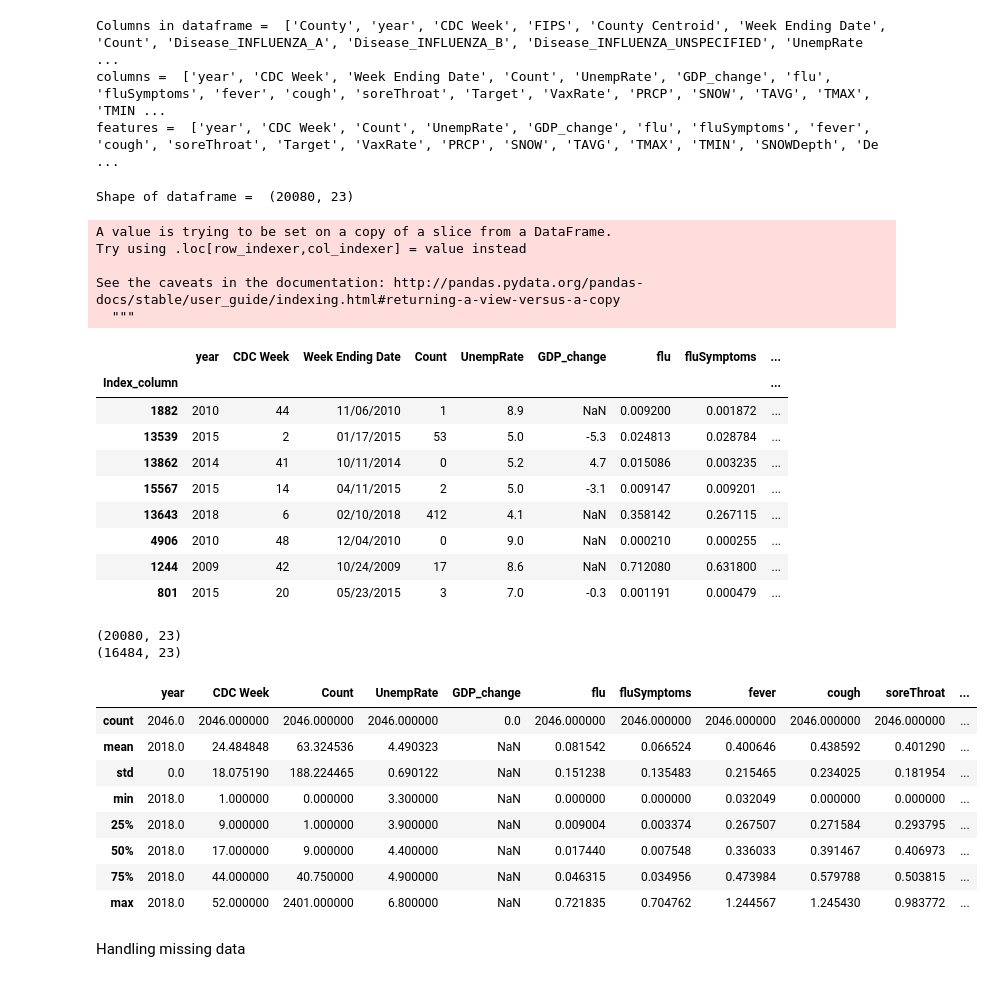
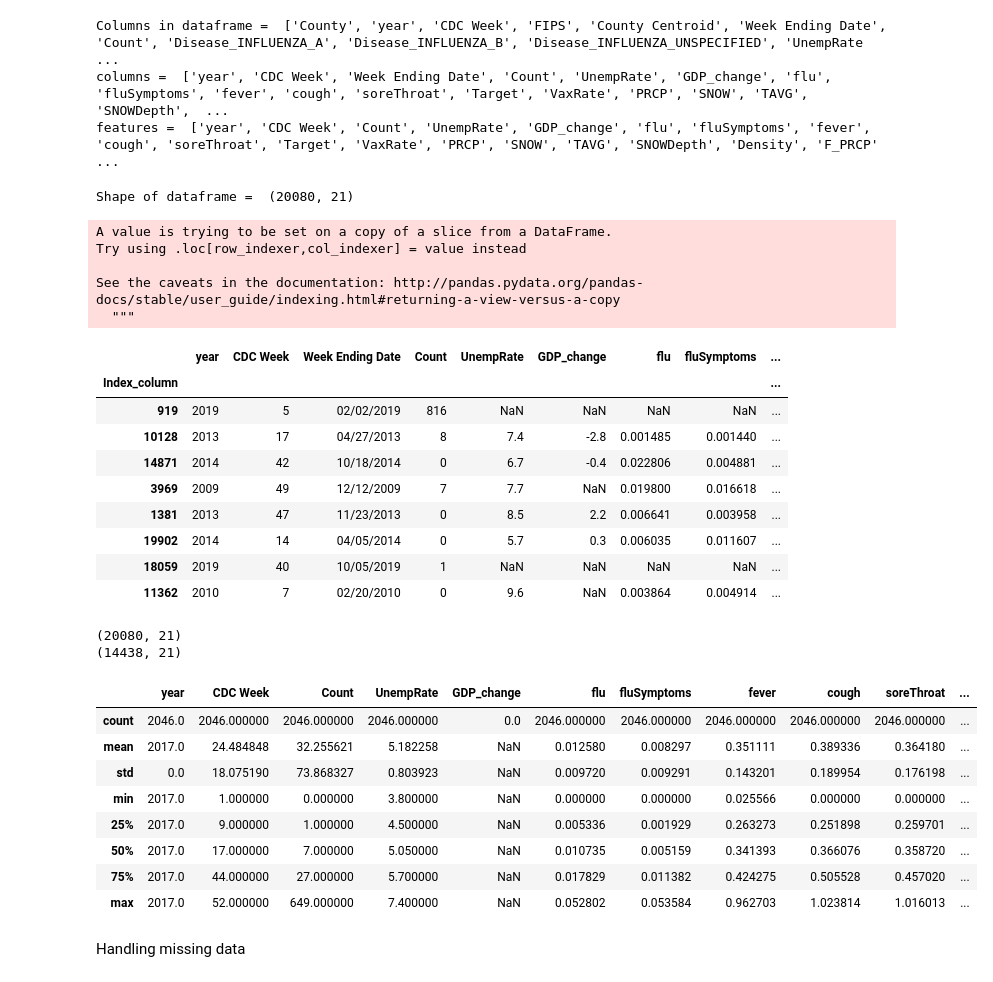
Before and after one commit to shivasanketh-rm/InfluenzaOutbreaks, a Jupyter notebook: IO_pred_model.ipynb, the cells around one changed output. Drawn from its saved outputs; the diff is of its cells as text; code cells hidden in the pictures.

```diff
--- a/IO_pred_model.ipynb
+++ b/IO_pred_model.ipynb
@@ -32,7 +32,7 @@ df_master.describe()
 # %%
 columns = list(df_master.columns)
 print("Columns in dataframe = ", columns)
-columns_to_drop = ['County','FIPS', 'County Centroid', 'Disease_INFLUENZA_A','Disease_INFLUENZA_B', 'Disease_INFLUENZA_UNSPECIFIED', 'GDP', 'Population']
+columns_to_drop = ['County','FIPS', 'County Centroid', 'Disease_INFLUENZA_A','Disease_INFLUENZA_B', 'Disease_INFLUENZA_UNSPECIFIED', 'GDP', 'Population', 'TMAX', 'TMIN']
 columns = [x for x in columns if x not in columns_to_drop]
 print("columns = ", columns)
 
@@ -42,8 +42,8 @@ features = [x for x in columns if x not in non_features_for_model]
 print("features = ", features)
 # %% [output]
 Columns in dataframe =  ['County', 'year', 'CDC Week', 'FIPS', 'County Centroid', 'Week Ending Date', 'Count', 'Disease_INFLUENZA_A', 'Disease_INFLUENZA_B', 'Disease_INFLUENZA_UNSPECIFIED', 'UnempRate ...
-columns =  ['year', 'CDC Week', 'Week Ending Date', 'Count', 'UnempRate', 'GDP_change', 'flu', 'fluSymptoms', 'fever', 'cough', 'soreThroat', 'Target', 'VaxRate', 'PRCP', 'SNOW', 'TAVG', 'TMAX', 'TMIN ...
-features =  ['year', 'CDC Week', 'Count', 'UnempRate', 'GDP_change', 'flu', 'fluSymptoms', 'fever', 'cough', 'soreThroat', 'Target', 'VaxRate', 'PRCP', 'SNOW', 'TAVG', 'TMAX', 'TMIN', 'SNOWDepth', 'De ...
+columns =  ['year', 'CDC Week', 'Week Ending Date', 'Count', 'UnempRate', 'GDP_change', 'flu', 'fluSymptoms', 'fever', 'cough', 'soreThroat', 'Target', 'VaxRate', 'PRCP', 'SNOW', 'TAVG', 'SNOWDepth',  ...
+features =  ['year', 'CDC Week', 'Count', 'UnempRate', 'GDP_change', 'flu', 'fluSymptoms', 'fever', 'cough', 'soreThroat', 'Target', 'VaxRate', 'PRCP', 'SNOW', 'TAVG', 'SNOWDepth', 'Density', 'F_PRCP' ...
 # %%
 df_master_modified = df_master[columns]
 
@@ -57,7 +57,7 @@ print("Shape of dataframe = ", df_master_modified.shape)
 #df_master_modified = df_master_modified.drop(columns = ['County_YATES'])
 df_master_modified.sample(8)
 # %% [output]
-Shape of dataframe =  (20080, 23)
+Shape of dataframe =  (20080, 21)
 A value is trying to be set on a copy of a slice from a DataFrame.
 Try using .loc[row_indexer,col_indexer] = value instead
 
@@ -65,37 +65,40 @@ See the caveats in the documentation: http://pandas.pydata.org/pandas-docs/stabl
   """
 |  | year | CDC Week | Week Ending Date | Count | UnempRate | GDP_change | flu | fluSymptoms | ... |
 | Index_column |  |  |  |  |  |  |  |  | ... |
-| 1882 | 2010 | 44 | 11/06/2010 | 1 | 8.9 | NaN | 0.009200 | 0.001872 | ... |
-| 13539 | 2015 | 2 | 01/17/2015 | 53 | 5.0 | -5.3 | 0.024813 | 0.028784 | ... |
-| 13862 | 2014 | 41 | 10/11/2014 | 0 | 5.2 | 4.7 | 0.015086 | 0.003235 | ... |
-| 15567 | 2015 | 14 | 04/11/2015 | 2 | 5.0 | -3.1 | 0.009147 | 0.009201 | ... |
-| 13643 | 2018 | 6 | 02/10/2018 | 412 | 4.1 | NaN | 0.358142 | 0.267115 | ... |
-| 4906 | 2010 | 48 | 12/04/2010 | 0 | 9.0 | NaN | 0.000210 | 0.000255 | ... |
-| 1244 | 2009 | 42 | 10/24/2009 | 17 | 8.6 | NaN | 0.712080 | 0.631800 | ... |
-| 801 | 2015 | 20 | 05/23/2015 | 3 | 7.0 | -0.3 | 0.001191 | 0.000479 | ... |
+| 919 | 2019 | 5 | 02/02/2019 | 816 | NaN | NaN | NaN | NaN | ... |
+| 10128 | 2013 | 17 | 04/27/2013 | 8 | 7.4 | -2.8 | 0.001485 | 0.001440 | ... |
+| 14871 | 2014 | 42 | 10/18/2014 | 0 | 6.7 | -0.4 | 0.022806 | 0.004881 | ... |
+| 3969 | 2009 | 49 | 12/12/2009 | 7 | 7.7 | NaN | 0.019800 | 0.016618 | ... |
+| 1381 | 2013 | 47 | 11/23/2013 | 0 | 8.5 | 2.2 | 0.006641 | 0.003958 | ... |
+| 19902 | 2014 | 14 | 04/05/2014 | 0 | 5.7 | 0.3 | 0.006035 | 0.011607 | ... |
+| 18059 | 2019 | 40 | 10/05/2019 | 1 | NaN | NaN | NaN | NaN | ... |
+| 11362 | 2010 | 7 | 02/20/2010 | 0 | 9.6 | NaN | 0.003864 | 0.004914 | ... |
 # %%
 #Copying all the rows with year == 2018 to df_test
 
-df_test = df_master_modified.loc[df_master_modified['year'] == 2018]
+df_test = df_master_modified.loc[df_master_modified['year'] == 2017]
 print(df_master_modified.shape)
+
 #Deleting all the rows with year == 2018 from County onehot encoded master dataframe
+df_master_modified = df_master_modified.drop(list(np.where(df_master_modified['year'] == 2017)[0]))
+df_master_modified = df_master_modified.reset_index(drop=True)
 df_master_modified = df_master_modified.drop(list(np.where(df_master_modified['year'] == 2018)[0]))
 df_master_modified = df_master_modified.reset_index(drop=True)
 df_master_modified = df_master_modified.drop(list(np.where(df_master_modified['year'] == 2019)[0]))
 print(df_master_modified.shape)
 df_test.describe()
 # %% [output]
-(20080, 23)
-(16484, 23)
+(20080, 21)
+(14438, 21)
 |  | year | CDC Week | Count | UnempRate | GDP_change | flu | fluSymptoms | fever | cough | soreThroat | ... |
 | count | 2046.0 | 2046.000000 | 2046.000000 | 2046.000000 | 0.0 | 2046.000000 | 2046.000000 | 2046.000000 | 2046.000000 | 2046.000000 | ... |
-| mean | 2018.0 | 24.484848 | 63.324536 | 4.490323 | NaN | 0.081542 | 0.066524 | 0.400646 | 0.438592 | 0.401290 | ... |
-| std | 0.0 | 18.075190 | 188.224465 | 0.690122 | NaN | 0.151238 | 0.135483 | 0.215465 | 0.234025 | 0.181954 | ... |
-| min | 2018.0 | 1.000000 | 0.000000 | 3.300000 | NaN | 0.000000 | 0.000000 | 0.032049 | 0.000000 | 0.000000 | ... |
-| 25% | 2018.0 | 9.000000 | 1.000000 | 3.900000 | NaN | 0.009004 | 0.003374 | 0.267507 | 0.271584 | 0.293795 | ... |
-| 50% | 2018.0 | 17.000000 | 9.000000 | 4.400000 | NaN | 0.017440 | 0.007548 | 0.336033 | 0.391467 | 0.406973 | ... |
-| 75% | 2018.0 | 44.000000 | 40.750000 | 4.900000 | NaN | 0.046315 | 0.034956 | 0.473984 | 0.579788 | 0.503815 | ... |
-| max | 2018.0 | 52.000000 | 2401.000000 | 6.800000 | NaN | 0.721835 | 0.704762 | 1.244567 | 1.245430 | 0.983772 | ... |
+| mean | 2017.0 | 24.484848 | 32.255621 | 5.182258 | NaN | 0.012580 | 0.008297 | 0.351111 | 0.389336 | 0.364180 | ... |
+| std | 0.0 | 18.075190 | 73.868327 | 0.803923 | NaN | 0.009720 | 0.009291 | 0.143201 | 0.189954 | 0.176198 | ... |
+| min | 2017.0 | 1.000000 | 0.000000 | 3.800000 | NaN | 0.000000 | 0.000000 | 0.025566 | 0.000000 | 0.000000 | ... |
+| 25% | 2017.0 | 9.000000 | 1.000000 | 4.500000 | NaN | 0.005336 | 0.001929 | 0.263273 | 0.251898 | 0.259701 | ... |
+| 50% | 2017.0 | 17.000000 | 7.000000 | 5.050000 | NaN | 0.010735 | 0.005159 | 0.341393 | 0.366076 | 0.358720 | ... |
+| 75% | 2017.0 | 44.000000 | 27.000000 | 5.700000 | NaN | 0.017829 | 0.011382 | 0.424275 | 0.505528 | 0.457020 | ... |
+| max | 2017.0 | 52.000000 | 649.000000 | 7.400000 | NaN | 0.052802 | 0.053584 | 0.962703 | 1.023814 | 1.016013 | ... |
 # %% [markdown]
 Handling missing data
 # %%
```
Also changed, not shown: parts of 22 cells of this notebook.
